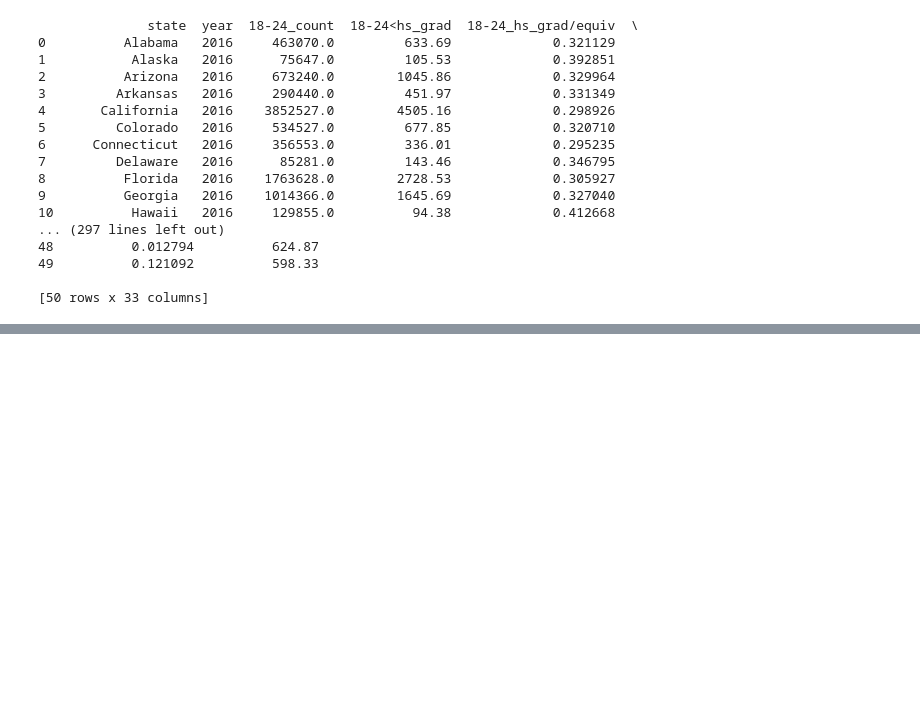
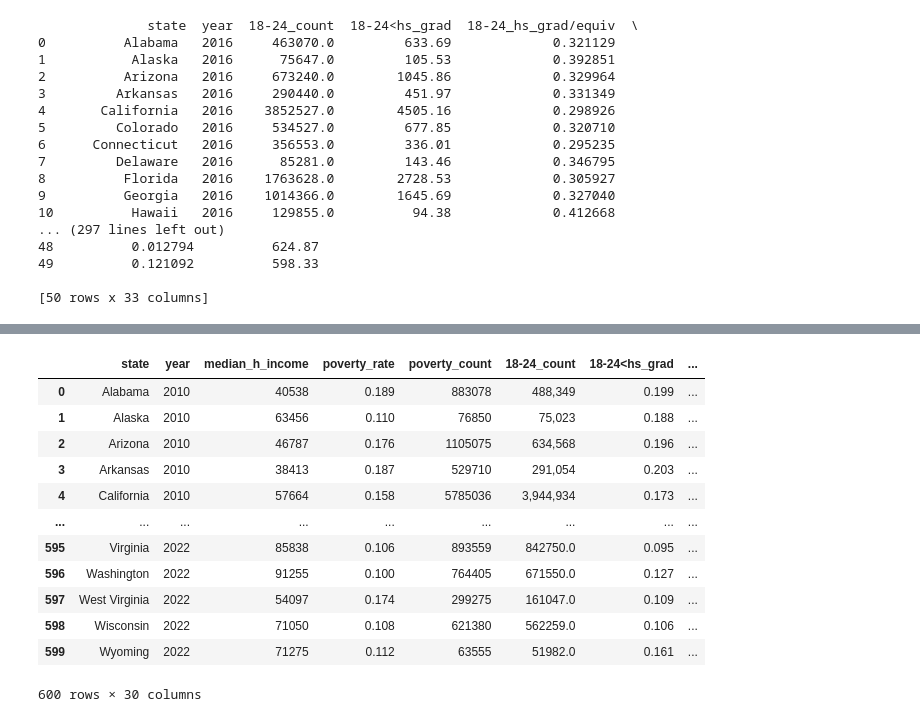
Before and after one commit to Ashleigh-Wittenberg/poverty-analysis, a Jupyter notebook: Resources/normalizing.ipynb, the cells around one changed output, grey strips where cells are left out. Drawn from its saved outputs; the diff is of its cells as text; code cells hidden in the pictures; blank space fills up the shorter version.

Commit message:
adding full data code and csv

```diff
--- a/Resources/normalizing.ipynb
+++ b/Resources/normalizing.ipynb
@@ -94,0 +198,14 @@ for year in range(2015, 2023):
+# %%
+api_df = pd.read_csv("API_Poverty.csv")
+
+# Reorder the columns
+api_df = api_df[['state', 'year', 'median_h_income', 'poverty_rate', 'poverty_count']]
+
+#Assuming api_df is your DataFrame
+api_df = api_df[api_df['state'] != 'District of Columbia']
+
+# Reset index if needed
+api_df.reset_index(drop=True, inplace=True)
+
+# Display the first few rows of the DataFrame
+api_df.tail()
@@ -94,0 +230,8 @@ for year in range(2015, 2023):
+# %%
+# Assuming all_processed_data and combined_df are already defined
+
+# Get the first few rows of all_processed_data and combined_df
+years_df = pd.concat([combined_df, all_processed_data], ignore_index=True)
+
+# Display the combined DataFrame
+years_df.tail()
@@ -94,0 +246,23 @@ for year in range(2015, 2023):
+# %%
+# Merge the DataFrames using a full outer join on "state" and "year"
+years_df = years_df.drop(['state', 'year'], axis=1)
+
+# Concatenate the DataFrames along columns
+all_clean_df = pd.concat([api_df, years_df], axis=1)
+
+# Display the combined DataFrame
+all_clean_df
+# %% [output]
+|  | state | year | median_h_income | poverty_rate | poverty_count | 18-24_count | 18-24<hs_grad | ... |
+| 0 | Alabama | 2010 | 40538 | 0.189 | 883078 | 488,349 | 0.199 | ... |
+| 1 | Alaska | 2010 | 63456 | 0.110 | 76850 | 75,023 | 0.188 | ... |
+| 2 | Arizona | 2010 | 46787 | 0.176 | 1105075 | 634,568 | 0.196 | ... |
+| 3 | Arkansas | 2010 | 38413 | 0.187 | 529710 | 291,054 | 0.203 | ... |
+| 4 | California | 2010 | 57664 | 0.158 | 5785036 | 3,944,934 | 0.173 | ... |
+| ... | ... | ... | ... | ... | ... | ... | ... | ... |
+| 595 | Virginia | 2022 | 85838 | 0.106 | 893559 | 842750.0 | 0.095 | ... |
+| 596 | Washington | 2022 | 91255 | 0.100 | 764405 | 671550.0 | 0.127 | ... |
+| 597 | West Virginia | 2022 | 54097 | 0.174 | 299275 | 161047.0 | 0.109 | ... |
+| 598 | Wisconsin | 2022 | 71050 | 0.108 | 621380 | 562259.0 | 0.106 | ... |
+| 599 | Wyoming | 2022 | 71275 | 0.112 | 63555 | 51982.0 | 0.161 | ... |
+600 rows × 30 columns
```
Also changed, not shown: parts of 6 cells of this notebook, 13 other files.
